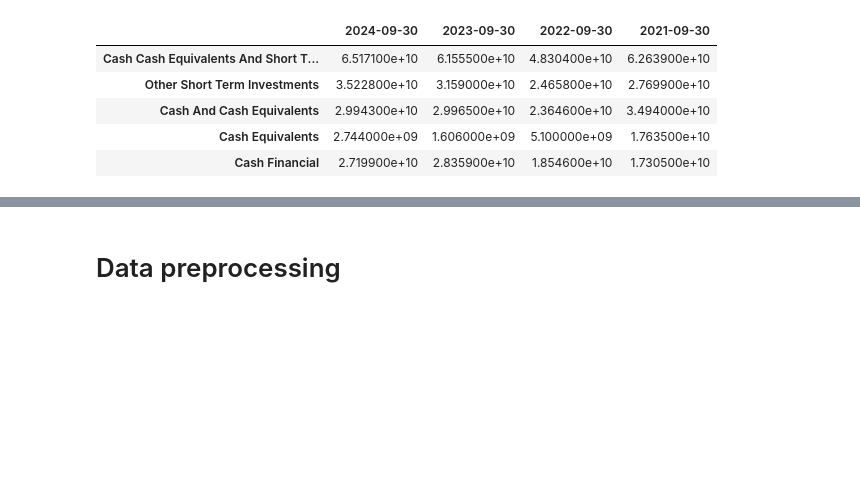
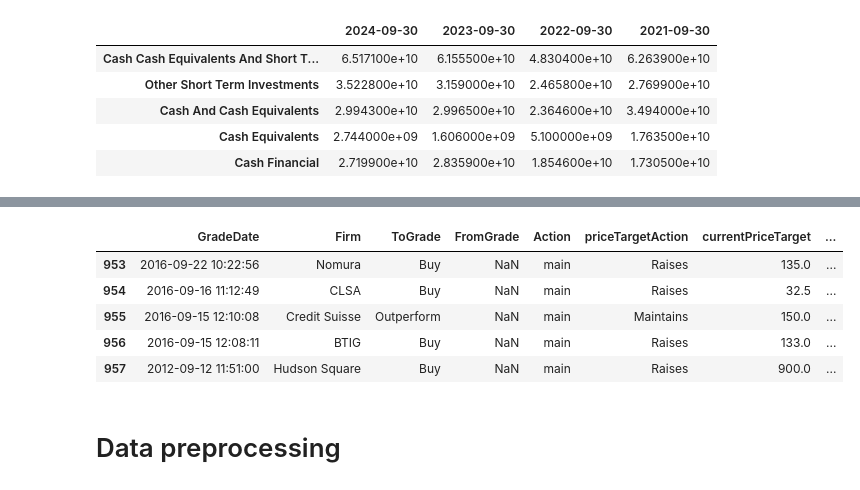
Before and after one commit to DawidK4/BSEPrediction, a Jupyter notebook: AAPL/aapl_prediction.ipynb, the cells around one changed output, grey strips where cells are left out. Cells and saved outputs as stored; diff of their text form; code cells hidden in the pictures; blank space fills up the shorter version.

```diff
--- a/AAPL/aapl_prediction.ipynb
+++ b/AAPL/aapl_prediction.ipynb
@@ -170,3 +332,12 @@ balance_sheet.tail()
+# %%
+upgrades_downgrades.tail()
+# %% [output]
+|  | GradeDate | Firm | ToGrade | FromGrade | Action | priceTargetAction | currentPriceTarget | ... |
+| 953 | 2016-09-22 10:22:56 | Nomura | Buy | NaN | main | Raises | 135.0 | ... |
+| 954 | 2016-09-16 11:12:49 | CLSA | Buy | NaN | main | Raises | 32.5 | ... |
+| 955 | 2016-09-15 12:10:08 | Credit Suisse | Outperform | NaN | main | Maintains | 150.0 | ... |
+| 956 | 2016-09-15 12:08:11 | BTIG | Buy | NaN | main | Raises | 133.0 | ... |
+| 957 | 2012-09-12 11:51:00 | Hudson Square | Buy | NaN | main | Raises | 900.0 | ... |
 # %% [markdown]
 # Data preprocessing
 # %%
```
Also changed, not shown: parts of 22 cells of this notebook.
